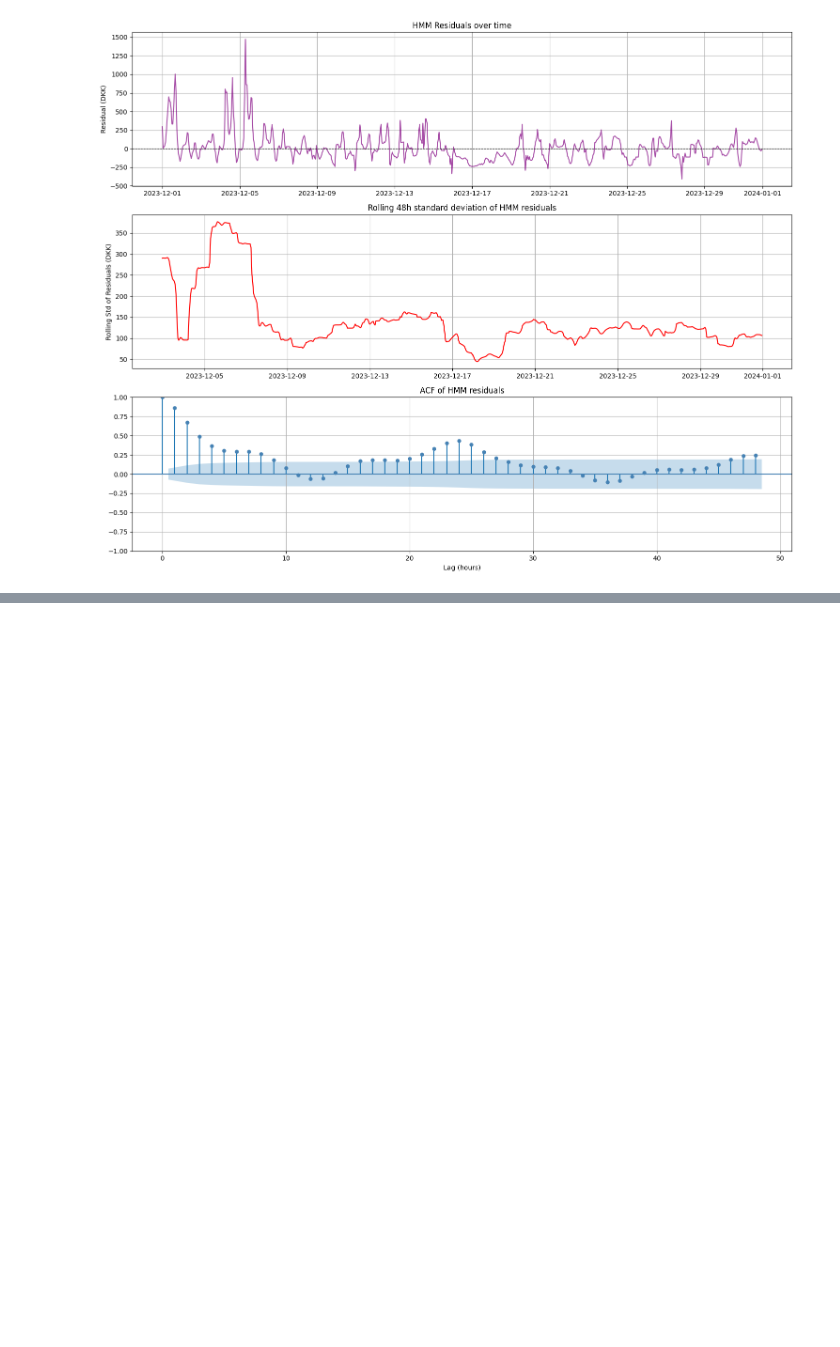
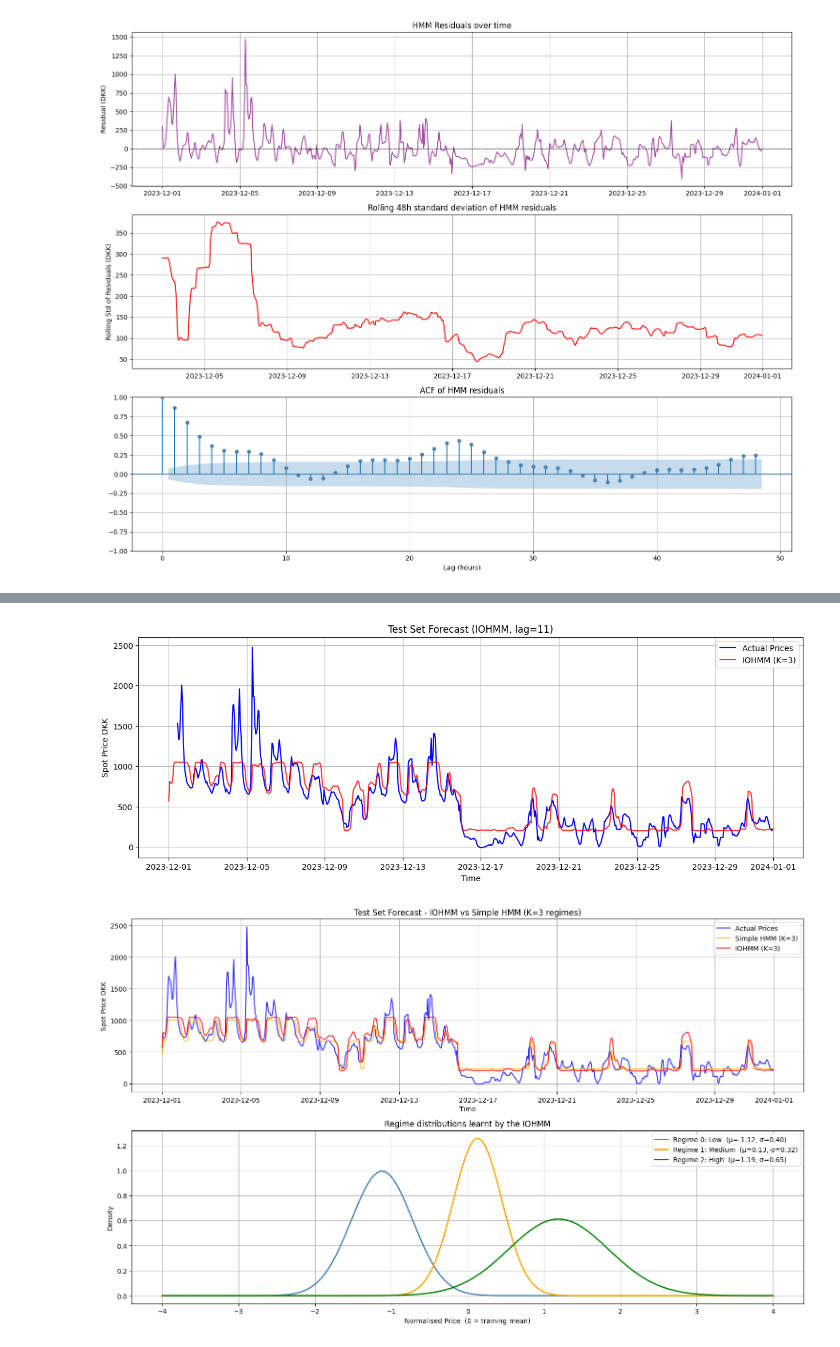
Before and after one commit to LukasMarner/MBML, a Jupyter notebook: August/code.ipynb, the cells around one changed output, grey strips where cells are left out. Cells and saved outputs as stored; diff of their text form; code cells hidden in the pictures; blank space fills up the shorter version.

```diff
--- a/August/code.ipynb
+++ b/August/code.ipynb
@@ -741,0 +1227,46 @@ test
+# %%
+
+plt.figure(figsize=(15,5))
+plt.plot(time_test, y_test_true.numpy(), label='Actual Prices', color='blue')
+plt.plot(test_data['HourUTC'], y_pred_iohmm, label=f'IOHMM (K={K})',       color='red',    alpha=0.8)
+plt.xlabel('Time')
+plt.ylabel('Spot Price DKK')
+plt.title(f'Test Set Forecast (IOHMM, lag={lag})')
+plt.legend()
+plt.grid(True)
+plt.show()
+
+
+fig, axes = plt.subplots(2, 1, figsize=(15, 9))
+
+# ── Top: actual vs predicted ─────────────────────────────────────────────────
+axes[0].plot(test_data['HourUTC'], y_test_np_io, label='Actual Prices', color='blue', alpha=0.8)
+axes[0].plot(test_data['HourUTC'], y_pred_hmm,   label=f'Simple HMM (K={K})',  color='orange', alpha=0.7)
+axes[0].plot(test_data['HourUTC'], y_pred_iohmm, label=f'IOHMM (K={K})',       color='red',    alpha=0.8)
+axes[0].set_xlabel('Time')
+axes[0].set_ylabel('Spot Price DKK')
+axes[0].set_title(f'Test Set Forecast - IOHMM vs Simple HMM (K={K} regimes)')
+axes[0].legend()
+axes[0].grid(True)
+
+# ── Bottom: the three learnt regime distributions ────────────────────────────
+x_grid       = torch.linspace(-4, 4, 300)
+regime_names = ['Low', 'Medium', 'High']
+colors       = ['steelblue', 'orange', 'green']
+
+for k in range(K):
+    pdf   = dist.Normal(emit_loc_iohmm[k], emit_scale_iohmm[k]).log_prob(x_grid).exp().numpy()
+    label = f'Regime {k}: {regime_names[k]}  (μ={emit_loc_iohmm[k]:.2f}, σ={emit_scale_iohmm[k]:.2f})'
+    axes[1].plot(x_grid.numpy(), pdf, color=colors[k], label=label, linewidth=2)
+
+axes[1].set_xlabel('Normalised Price  (0 = training mean)')
+axes[1].set_ylabel('Density')
+axes[1].set_title('Regime distributions learnt by the IOHMM')
+axes[1].legend()
+axes[1].grid(True)
+
+plt.tight_layout()
+plt.show()
+# %% [output]
+[figure, added]
+[figure, added]
```
Also changed, not shown: parts of 8 cells of this notebook, 6 other files.
